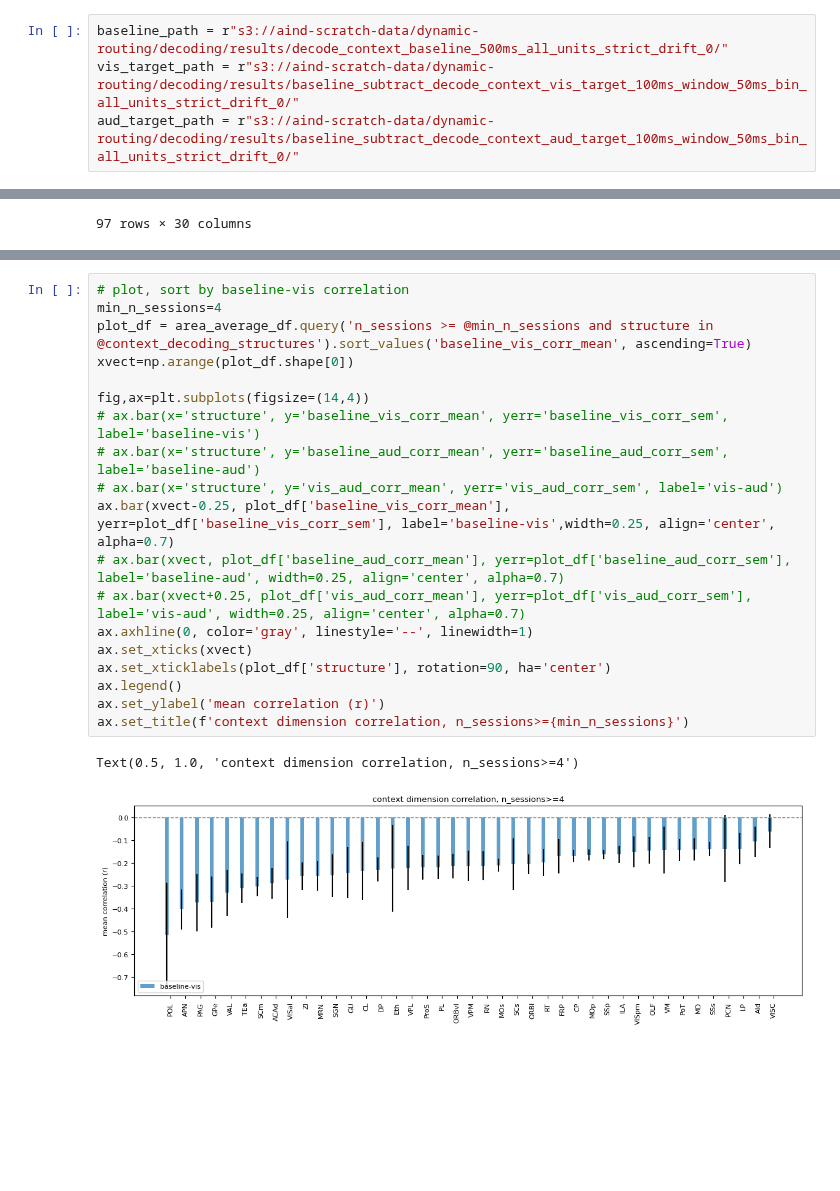
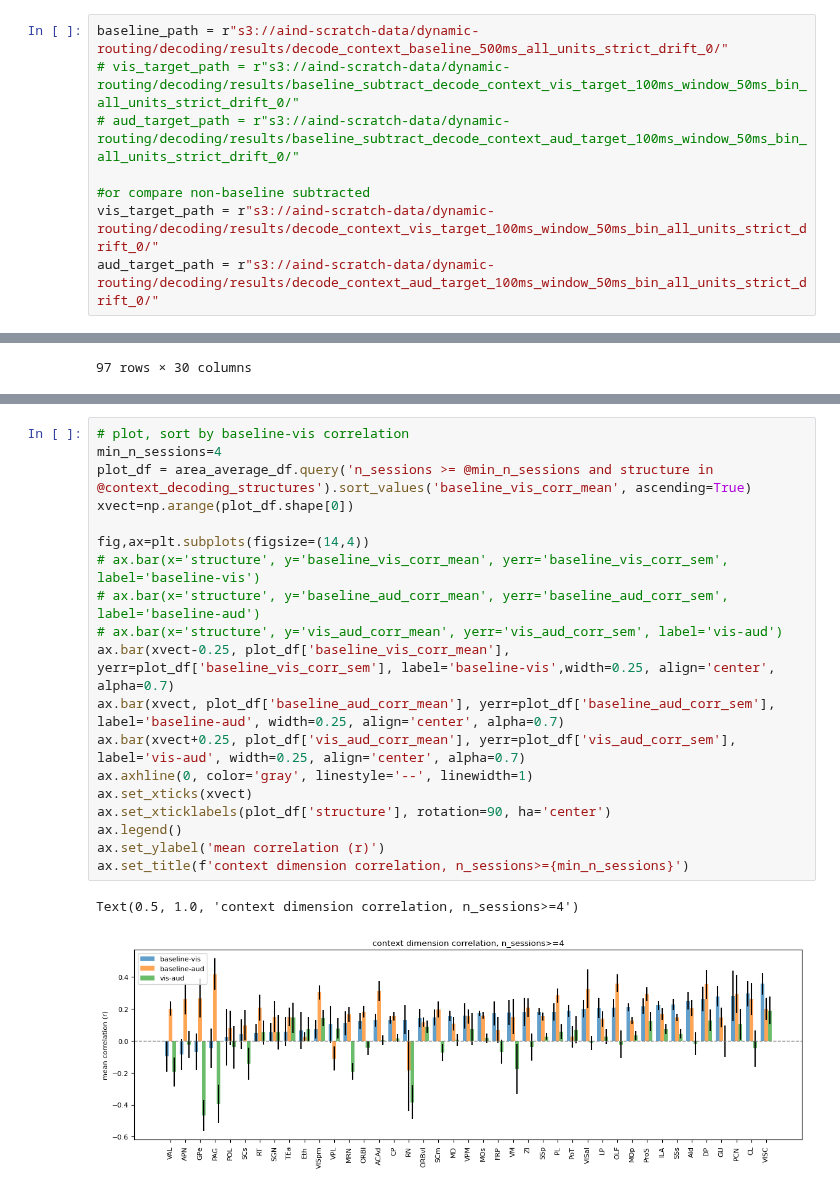
Before and after one commit to AllenInstitute/dynamic_routing_analysis, a Jupyter notebook: notebooks/compare_context_dimension_across_decoders.ipynb, the cells around one changed output, grey strips where cells are left out. Saved outputs shown, nothing was run; the diff lists cells and outputs as text; blank space fills up the shorter version.

```diff
--- a/notebooks/compare_context_dimension_across_decoders.ipynb
+++ b/notebooks/compare_context_dimension_across_decoders.ipynb
@@ -28,7 +25,11 @@ The autoreload extension is already loaded. To reload it, use:
 # %%
 baseline_path = r"s3://aind-scratch-data/dynamic-routing/decoding/results/decode_context_baseline_500ms_all_units_strict_drift_0/"
-vis_target_path = r"s3://aind-scratch-data/dynamic-routing/decoding/results/baseline_subtract_decode_context_vis_target_100ms_window_50ms_bin_all_units_strict_drift_0/"
-aud_target_path = r"s3://aind-scratch-data/dynamic-routing/decoding/results/baseline_subtract_decode_context_aud_target_100ms_window_50ms_bin_all_units_strict_drift_0/"
+# vis_target_path = r"s3://aind-scratch-data/dynamic-routing/decoding/results/baseline_subtract_decode_context_vis_target_100ms_window_50ms_bin_all_units_strict_drift_0/"
+# aud_target_path = r"s3://aind-scratch-data/dynamic-routing/decoding/results/baseline_subtract_decode_context_aud_target_100ms_window_50ms_bin_all_units_strict_drift_0/"
+
+#or compare non-baseline subtracted
+vis_target_path = r"s3://aind-scratch-data/dynamic-routing/decoding/results/decode_context_vis_target_100ms_window_50ms_bin_all_units_strict_drift_0/"
+aud_target_path = r"s3://aind-scratch-data/dynamic-routing/decoding/results/decode_context_aud_target_100ms_window_50ms_bin_all_units_strict_drift_0/"
 # %%
 session_table_path=r"\\allen\programs\mindscope\workgroups\dynamicrouting\Ethan\CO decoding results\session_table_v0.272.parquet"
 session_table=pl.read_parquet(session_table_path)
@@ -593,22 +562,22 @@ area_average_df
 # %%
 # plot, sort by baseline-vis correlation
 min_n_sessions=4
 plot_df = area_average_df.query('n_sessions >= @min_n_sessions and structure in @context_decoding_structures').sort_values('baseline_vis_corr_mean', ascending=True)
 xvect=np.arange(plot_df.shape[0])
 
 fig,ax=plt.subplots(figsize=(14,4))
 # ax.bar(x='structure', y='baseline_vis_corr_mean', yerr='baseline_vis_corr_sem', label='baseline-vis')
 # ax.bar(x='structure', y='baseline_aud_corr_mean', yerr='baseline_aud_corr_sem', label='baseline-aud')
 # ax.bar(x='structure', y='vis_aud_corr_mean', yerr='vis_aud_corr_sem', label='vis-aud')
 ax.bar(xvect-0.25, plot_df['baseline_vis_corr_mean'], yerr=plot_df['baseline_vis_corr_sem'], label='baseline-vis',width=0.25, align='center', alpha=0.7)
-# ax.bar(xvect, plot_df['baseline_aud_corr_mean'], yerr=plot_df['baseline_aud_corr_sem'], label='baseline-aud', width=0.25, align='center', alpha=0.7)
-# ax.bar(xvect+0.25, plot_df['vis_aud_corr_mean'], yerr=plot_df['vis_aud_corr_sem'], label='vis-aud', width=0.25, align='center', alpha=0.7)
+ax.bar(xvect, plot_df['baseline_aud_corr_mean'], yerr=plot_df['baseline_aud_corr_sem'], label='baseline-aud', width=0.25, align='center', alpha=0.7)
+ax.bar(xvect+0.25, plot_df['vis_aud_corr_mean'], yerr=plot_df['vis_aud_corr_sem'], label='vis-aud', width=0.25, align='center', alpha=0.7)
 ax.axhline(0, color='gray', linestyle='--', linewidth=1)
 ax.set_xticks(xvect)
 ax.set_xticklabels(plot_df['structure'], rotation=90, ha='center')
 ax.legend()
 ax.set_ylabel('mean correlation (r)')
 ax.set_title(f'context dimension correlation, n_sessions>={min_n_sessions}')
 # %% [output]
 Text(0.5, 1.0, 'context dimension correlation, n_sessions>=4')
-[figure, old version]
+[figure, new version]
```
Also changed, not shown: parts of 13 cells of this notebook, 2 other files.
